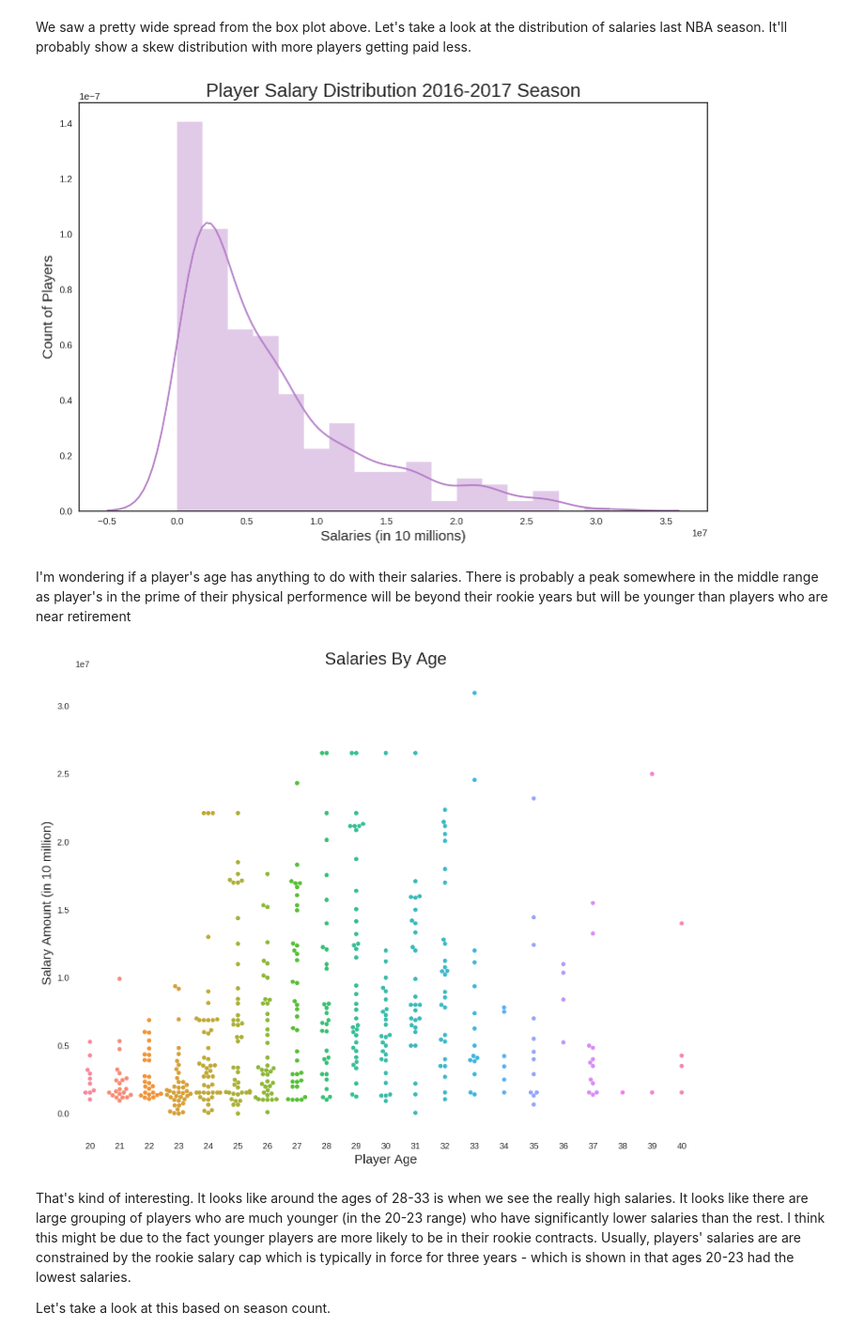
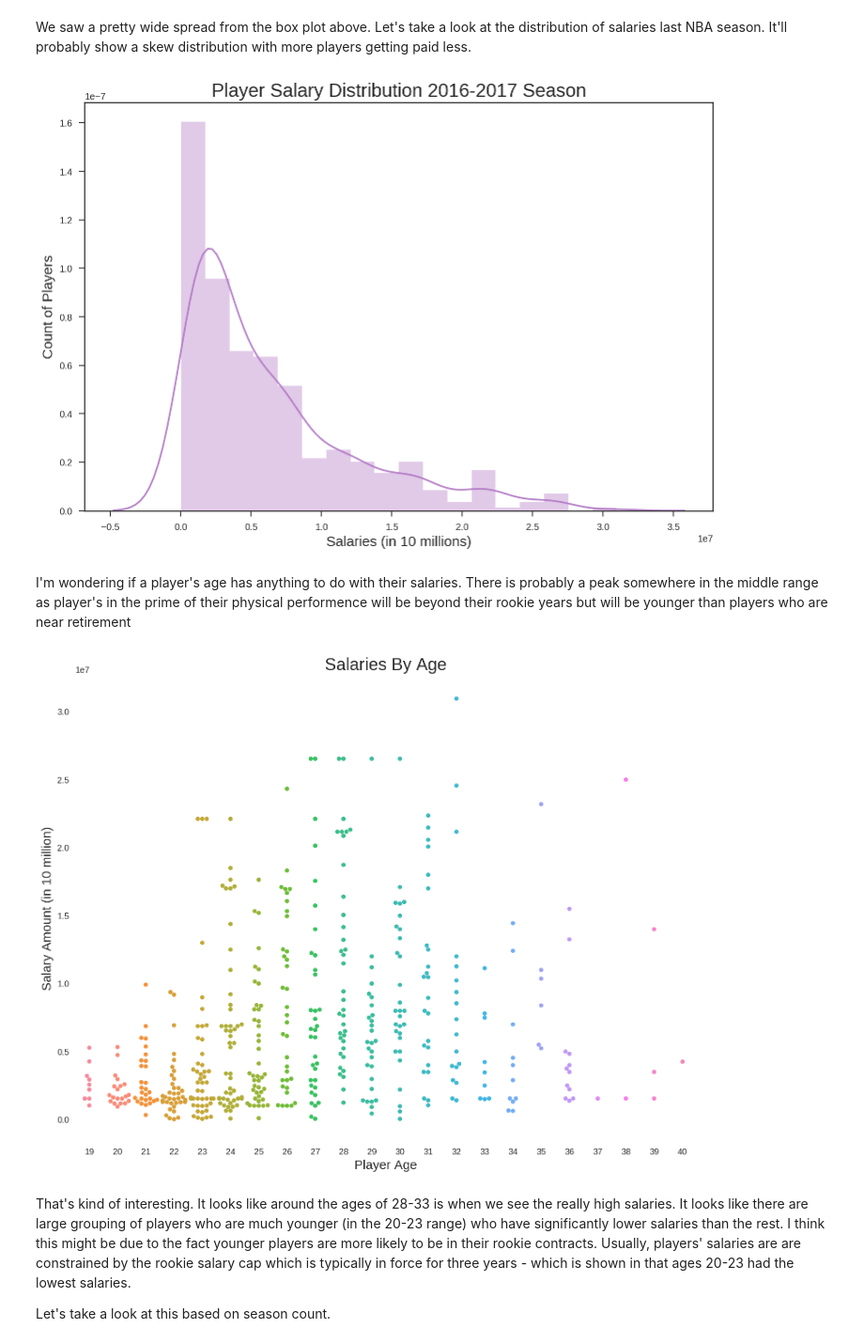
Before and after one commit to michaelkim9/nba_predictor_project_dsi, a Jupyter notebook: Part_3_exploratory_data_analysis.ipynb, the cells around one changed output. Shown at 94% size. Cells and saved outputs as stored; diff of their text form; code cells hidden in the pictures.

```diff
--- a/Part_3_exploratory_data_analysis.ipynb
+++ b/Part_3_exploratory_data_analysis.ipynb
@@ -202,30 +198,30 @@ fig = plt.figure(figsize=(12,8))
 ax = plt.gca()
 
 sns.set(style="white", palette="muted", color_codes=True)
-sns.distplot(nba_df['recent_salary'], color="m")
+sns.distplot(nba_df['salary'], color="m")
 
 ax.set_title('Player Salary Distribution 2016-2017 Season',size=20)
 ax.set_ylabel('Count of Players', fontsize=15)
 ax.set_xlabel('Salaries (in 10 millions)', fontsize=15)
 plt.show()
 # %% [output]
-[figure, old version]
+[figure, new version]
 # %% [markdown]
 I'm wondering if a player's age has anything to do with their salaries. There is probably a peak somewhere in the middle range as player's in the prime of their physical performence will be beyond their rookie years but will be younger than players who are near retirement
 # %%
 fig = plt.figure(figsize=(13,10))
 ax = plt.gca()
 
-sns.swarmplot(x='age', y='recent_salary', data=nba_df.sort_values('age',ascending=False))
+sns.swarmplot(x='age', y='salary', data=nba_df.sort_values('age',ascending=False))
 
 ax.set_title('Salaries By Age',size=20)
 ax.set_ylabel('Salary Amount (in 10 million)', fontsize=15)
 ax.set_xlabel('Player Age', fontsize=15)
 
 sns.despine(left=True, bottom=True)
 plt.show()
 # %% [output]
-[figure, old version]
+[figure, new version]
 # %% [markdown]
 That's kind of interesting. It looks like around the ages of 28-33 is when we see the really high salaries. It looks like there are large grouping of players who are much younger (in the 20-23 range) who have significantly lower salaries than the rest. I think this might be due to the fact younger players are more likely to be in their rookie contracts. Usually, players' salaries are are constrained by the rookie salary cap which is typically in force for three years - which is shown in that ages 20-23 had the lowest salaries.
 
```
Also changed, not shown: parts of 24 cells of this notebook, 11 other files.
